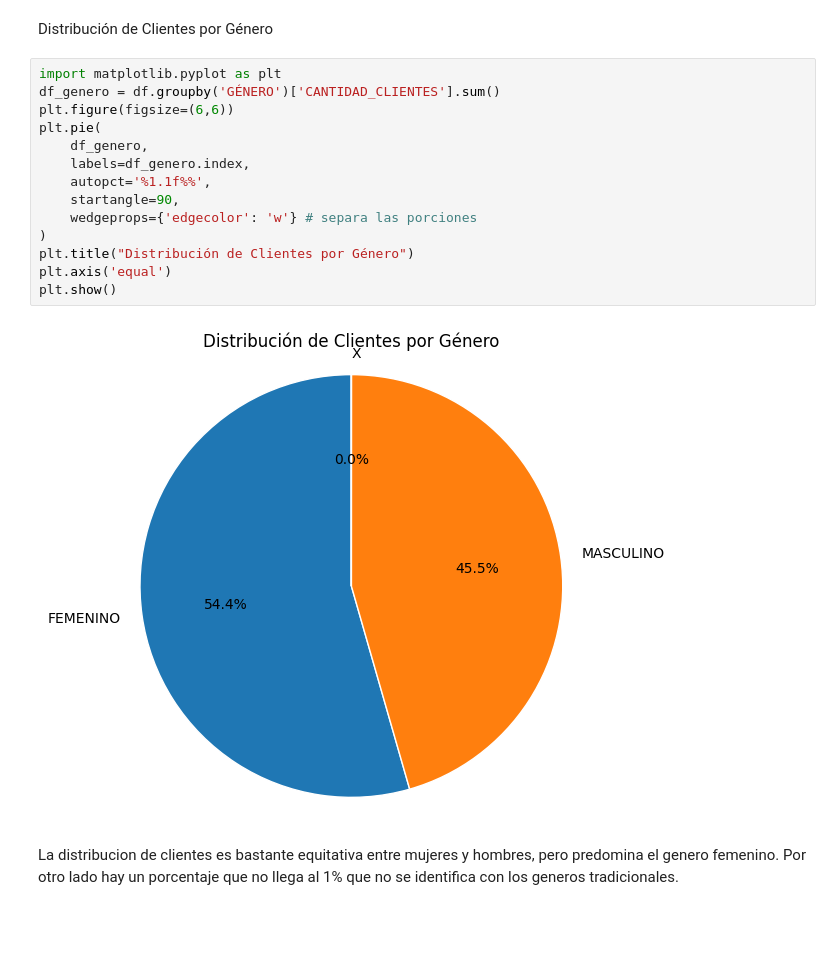
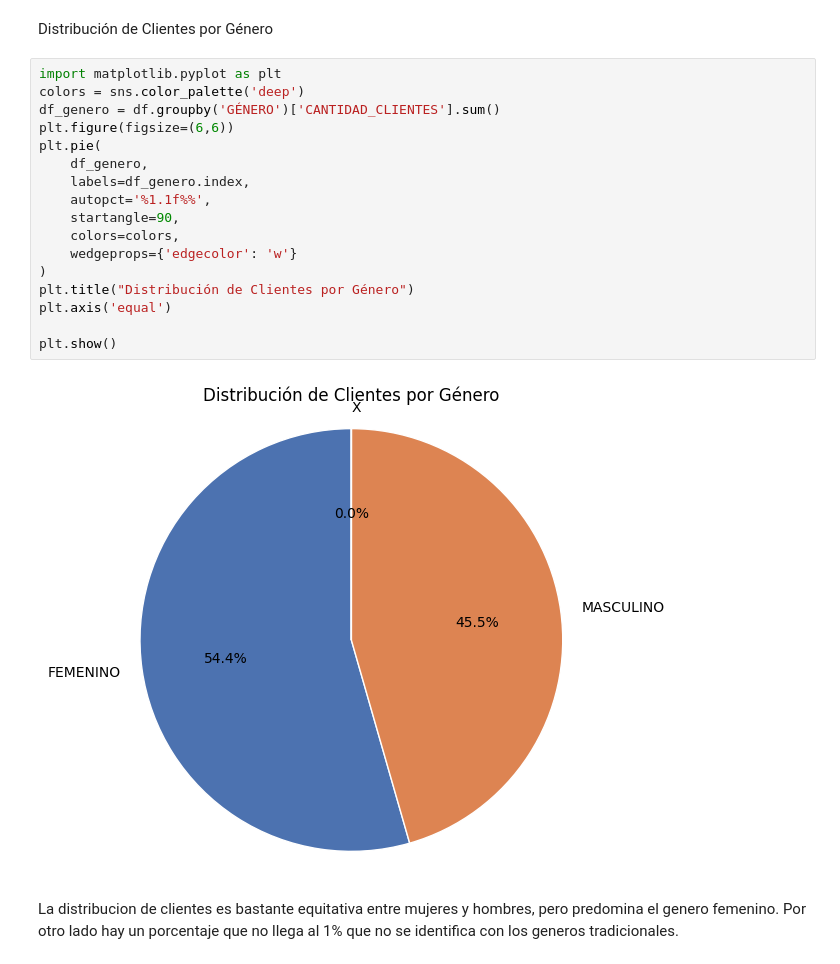
Before and after one commit to chiaravanin/CursoCoder, a Jupyter notebook: ProyectoDS_PArteIVANIN.ipynb, the cells around one changed output. Drawn from its saved outputs; the diff is of its cells as text; blank space fills up the shorter version.

```diff
--- a/ProyectoDS_PArteIVANIN.ipynb
+++ b/ProyectoDS_PArteIVANIN.ipynb
@@ -106,20 +106,23 @@ import matplotlib.pyplot as plt
 Distribución de Clientes por Género
 # %%
 import matplotlib.pyplot as plt
+colors = sns.color_palette('deep')
 df_genero = df.groupby('GÉNERO')['CANTIDAD_CLIENTES'].sum()
 plt.figure(figsize=(6,6))
 plt.pie(
     df_genero,
     labels=df_genero.index,
     autopct='%1.1f%%',
     startangle=90,
-    wedgeprops={'edgecolor': 'w'} # separa las porciones
+    colors=colors,
+    wedgeprops={'edgecolor': 'w'}
 )
 plt.title("Distribución de Clientes por Género")
 plt.axis('equal')
+
 plt.show()
 # %% [output]
-[figure, old version]
+[figure, new version]
 # %% [markdown]
 La distribucion de clientes es bastante equitativa entre mujeres y hombres, pero predomina el genero femenino. Por otro lado  hay un porcentaje que no llega al 1% que no se identifica con los generos tradicionales.
 # %% [markdown]
```
Also changed, not shown: parts of 3 cells of this notebook.
